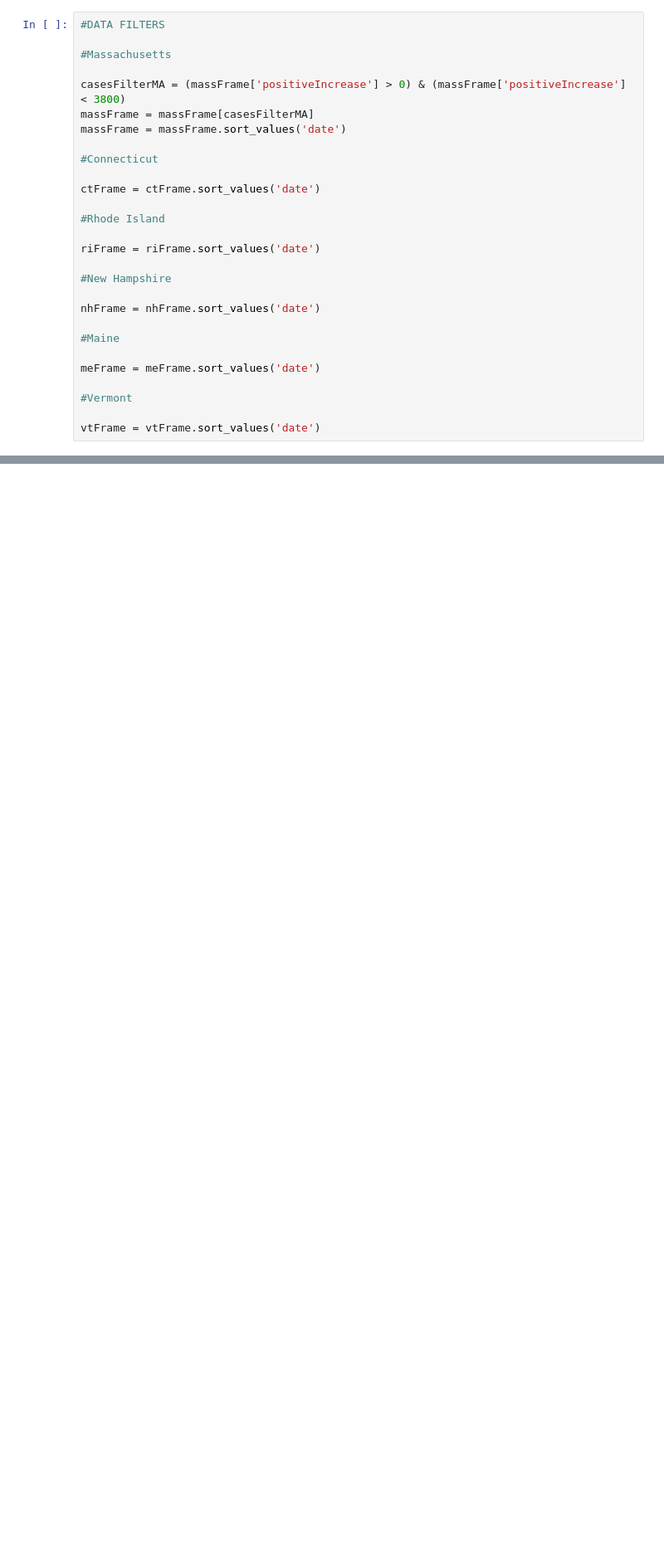
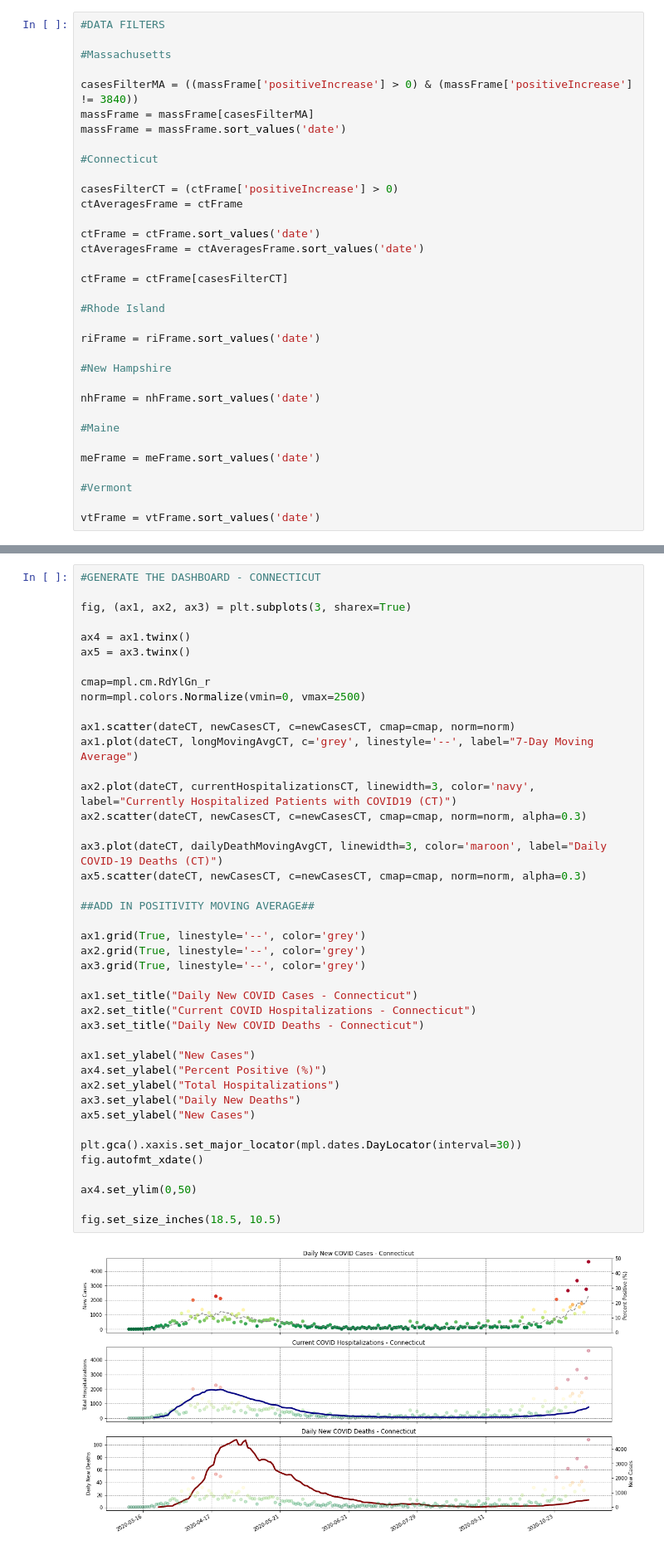
Before and after one commit to JoeZamp98/coronavirus-dashboards, a Jupyter notebook: Coronavirus - Dashboards.ipynb, the cells around one changed output, grey strips where cells are left out. Shown at 83% size. Drawn from its saved outputs; the diff is of its cells as text; blank space fills up the shorter version.

Commit message:
Added Connecticut COVID dashboard.  Cleaned up existing code.

```diff
--- a/Coronavirus - Dashboards.ipynb
+++ b/Coronavirus - Dashboards.ipynb
@@ -34,13 +34,19 @@ vtFrame = coronaFrame[vtFilter]
 
 #Massachusetts
 
-casesFilterMA = (massFrame['positiveIncrease'] > 0) & (massFrame['positiveIncrease'] < 3800)
+casesFilterMA = ((massFrame['positiveIncrease'] > 0) & (massFrame['positiveIncrease'] != 3840))
 massFrame = massFrame[casesFilterMA]
 massFrame = massFrame.sort_values('date')
 
 #Connecticut
 
+casesFilterCT = (ctFrame['positiveIncrease'] > 0)
+ctAveragesFrame = ctFrame
+
 ctFrame = ctFrame.sort_values('date')
+ctAveragesFrame = ctAveragesFrame.sort_values('date')
+
+ctFrame = ctFrame[casesFilterCT]
 
 #Rhode Island
 
@@ -225,0 +237,44 @@ fig.set_size_inches(18.5, 10.5)
+# %%
+#GENERATE THE DASHBOARD - CONNECTICUT
+
+fig, (ax1, ax2, ax3) = plt.subplots(3, sharex=True)
+
+ax4 = ax1.twinx()
+ax5 = ax3.twinx()
+
+cmap=mpl.cm.RdYlGn_r
+norm=mpl.colors.Normalize(vmin=0, vmax=2500)
+
+ax1.scatter(dateCT, newCasesCT, c=newCasesCT, cmap=cmap, norm=norm)
+ax1.plot(dateCT, longMovingAvgCT, c='grey', linestyle='--', label="7-Day Moving Average")
+
+ax2.plot(dateCT, currentHospitalizationsCT, linewidth=3, color='navy', label="Currently Hospitalized Patients with COVID19 (CT)")
+ax2.scatter(dateCT, newCasesCT, c=newCasesCT, cmap=cmap, norm=norm, alpha=0.3)
+
+ax3.plot(dateCT, dailyDeathMovingAvgCT, linewidth=3, color='maroon', label="Daily COVID-19 Deaths (CT)")
+ax5.scatter(dateCT, newCasesCT, c=newCasesCT, cmap=cmap, norm=norm, alpha=0.3)
+
+##ADD IN POSITIVITY MOVING AVERAGE##
+
+ax1.grid(True, linestyle='--', color='grey')
+ax2.grid(True, linestyle='--', color='grey')
+ax3.grid(True, linestyle='--', color='grey')
+
+ax1.set_title("Daily New COVID Cases - Connecticut")
+ax2.set_title("Current COVID Hospitalizations - Connecticut")
+ax3.set_title("Daily New COVID Deaths - Connecticut")
+
+ax1.set_ylabel("New Cases")
+ax4.set_ylabel("Percent Positive (%)")
+ax2.set_ylabel("Total Hospitalizations")
+ax3.set_ylabel("Daily New Deaths")
+ax5.set_ylabel("New Cases")
+
+plt.gca().xaxis.set_major_locator(mpl.dates.DayLocator(interval=30))
+fig.autofmt_xdate()
+
+ax4.set_ylim(0,50)
+
+fig.set_size_inches(18.5, 10.5)
+# %% [output]
+[figure, added]
```
Also changed, not shown: parts of 4 cells of this notebook.
